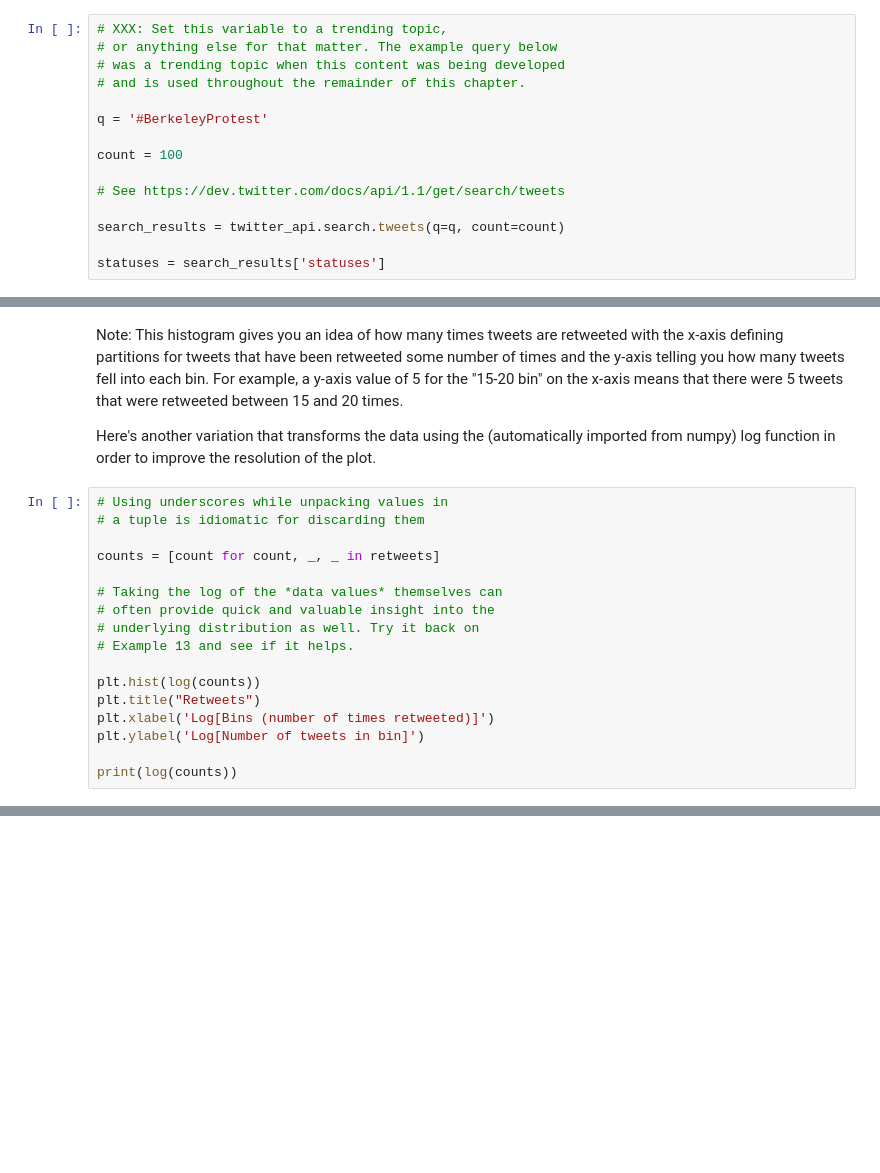
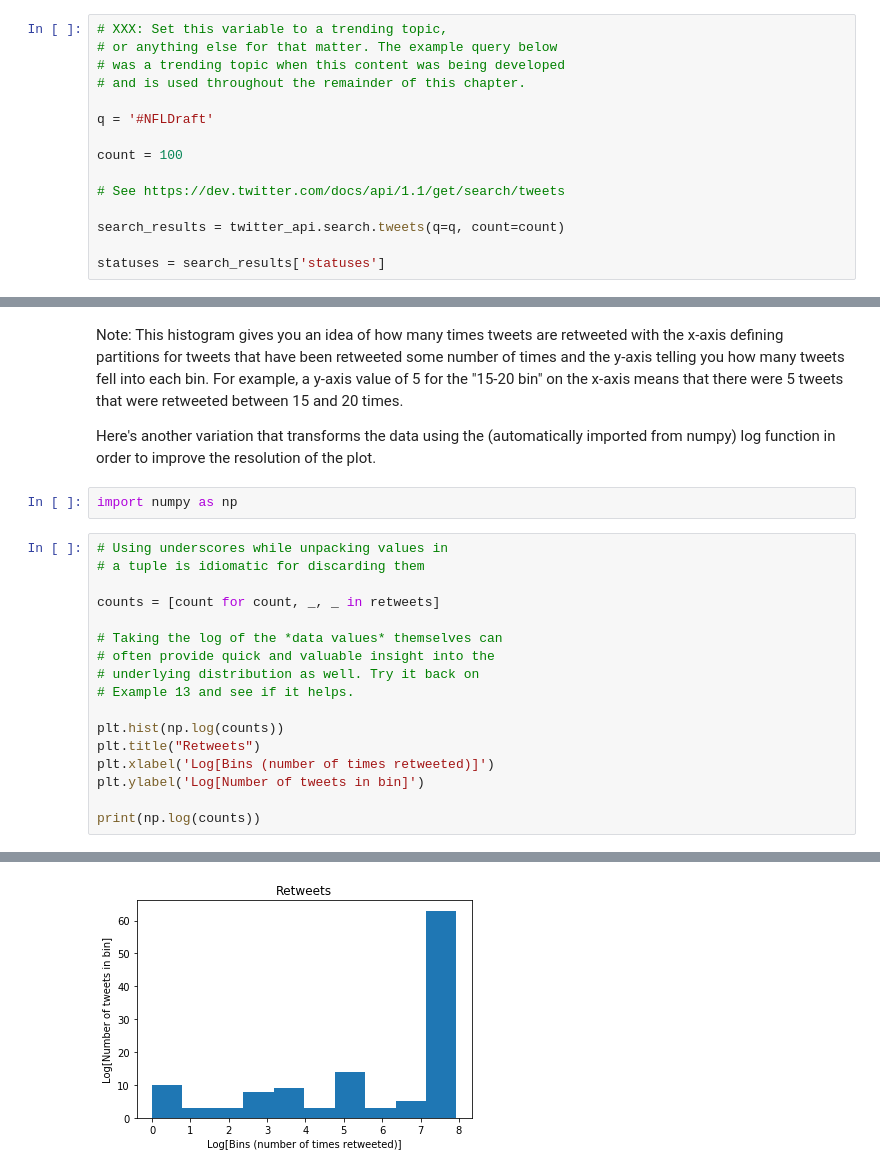
Before and after one commit to words-sdsc/edX, a Jupyter notebook: 07_twitter.ipynb, the cells around one changed output, grey strips where cells are left out. Saved outputs shown, nothing was run; the diff lists cells and outputs as text; blank space fills up the shorter version.

```diff
--- a/07_twitter.ipynb
+++ b/07_twitter.ipynb
@@ -116,7 +171,7 @@ print((trends_set['san diego'].intersection(trends_set['us'])))
 # was a trending topic when this content was being developed
 # and is used throughout the remainder of this chapter.
 
-q = '#BerkeleyProtest'
+q = '#NFLDraft'
 
 count = 100
 
@@ -304,6 +509,8 @@ print(counts)
 Note: This histogram gives you an idea of how many times tweets are retweeted with the x-axis defining partitions for tweets that have been retweeted some number of times and the y-axis telling you how many tweets fell into each bin. For example, a y-axis value of 5 for the "15-20 bin" on the x-axis means that there were 5 tweets that were retweeted between 15 and 20 times.
 
 Here's another variation that transforms the data using the (automatically imported from numpy) log function in order to improve the resolution of the plot.
+# %%
+import numpy as np
 # %%
 # Using underscores while unpacking values in
 # a tuple is idiomatic for discarding them
@@ -315,9 +522,10 @@ counts = [count for count, _, _ in retweets]
 # underlying distribution as well. Try it back on
 # Example 13 and see if it helps.
 
-plt.hist(log(counts))
+plt.hist(np.log(counts))
 plt.title("Retweets")
 plt.xlabel('Log[Bins (number of times retweeted)]')
 plt.ylabel('Log[Number of tweets in bin]')
 
-print(log(counts))
+print(np.log(counts))
+# %% [output]
@@ -323,0 +552 @@ print(log(counts))
+[figure, added]
```
Also changed, not shown: parts of 22 cells of this notebook.
